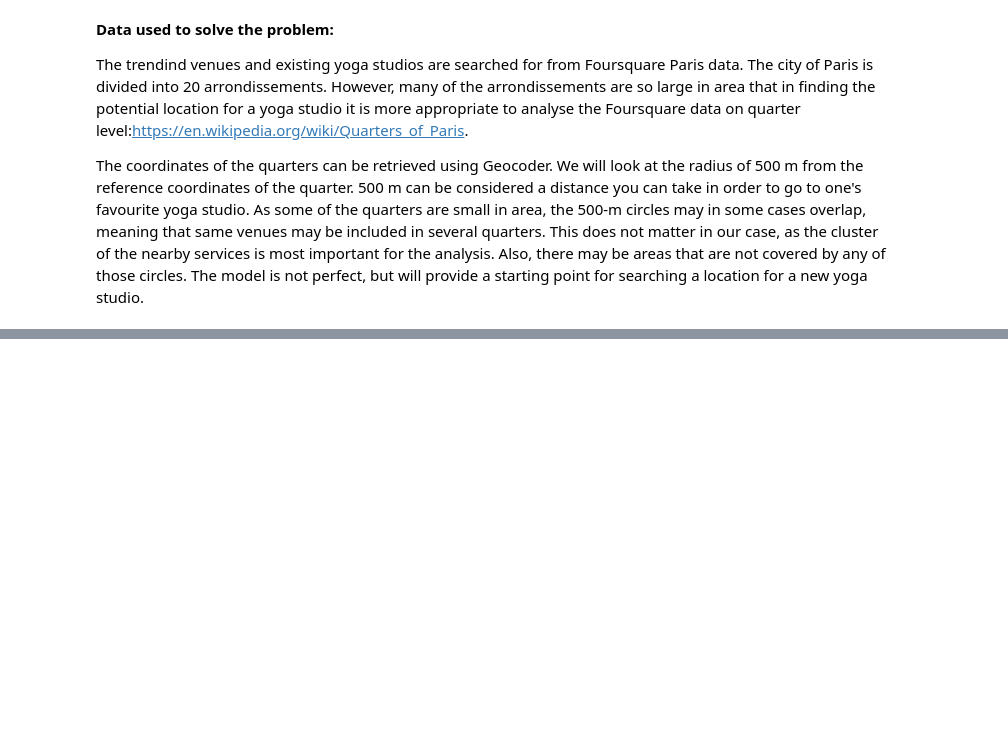
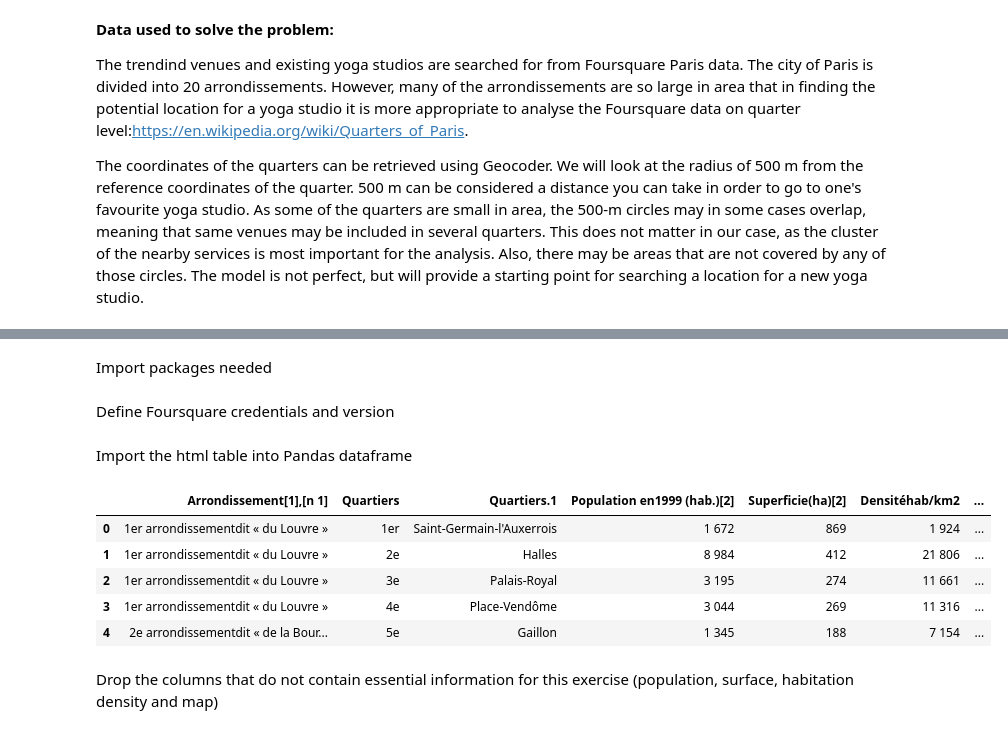
Before and after one commit to mojanens/Coursera_capstone, a Jupyter notebook: Battle_of_the_neighborhoods.ipynb, the cells around one changed output, grey strips where cells are left out. Saved outputs shown, nothing was run; the diff lists cells and outputs as text; code cells hidden in the pictures; blank space fills up the shorter version.

```diff
--- a/Battle_of_the_neighborhoods.ipynb
+++ b/Battle_of_the_neighborhoods.ipynb
@@ -12,0 +25,2 @@ The coordinates of the quarters can be retrieved using Geocoder. We will look at
+# %% [markdown]
+Import packages needed
@@ -12,0 +39,2 @@ The coordinates of the quarters can be retrieved using Geocoder. We will look at
+# %% [markdown]
+Define Foursquare credentials and version
@@ -12,0 +46,17 @@ The coordinates of the quarters can be retrieved using Geocoder. We will look at
+# %% [markdown]
+Import the html table into Pandas dataframe
+# %%
+url = 'https://fr.wikipedia.org/wiki/Liste_des_quartiers_administratifs_de_Paris'
+
+dfs = pd.read_html(url)
+df = dfs[0]
+df.head()
+# %% [output]
+|  | Arrondissement[1],[n 1] | Quartiers | Quartiers.1 | Population en1999 (hab.)[2] | Superficie(ha)[2] | Densitéhab/km2 | ... |
+| 0 | 1er arrondissementdit « du Louvre » | 1er | Saint-Germain-l'Auxerrois | 1 672 | 869 | 1 924 | ... |
+| 1 | 1er arrondissementdit « du Louvre » | 2e | Halles | 8 984 | 412 | 21 806 | ... |
+| 2 | 1er arrondissementdit « du Louvre » | 3e | Palais-Royal | 3 195 | 274 | 11 661 | ... |
+| 3 | 1er arrondissementdit « du Louvre » | 4e | Place-Vendôme | 3 044 | 269 | 11 316 | ... |
+| 4 | 2e arrondissementdit « de la Bour... | 5e | Gaillon | 1 345 | 188 | 7 154 | ... |
+# %% [markdown]
+Drop the columns that do not contain essential information for this exercise (population, surface, habitation density and map)
```
Also changed, not shown: parts of 41 cells of this notebook.
